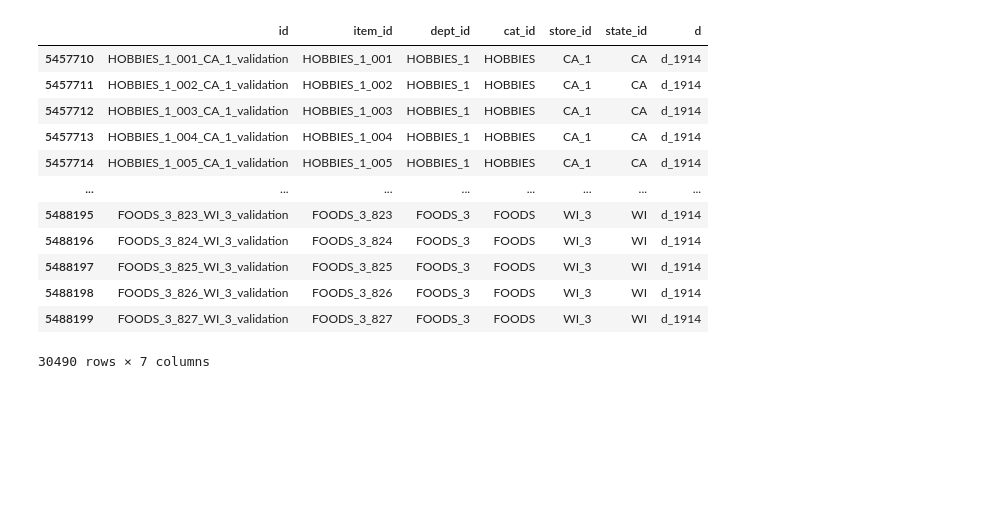
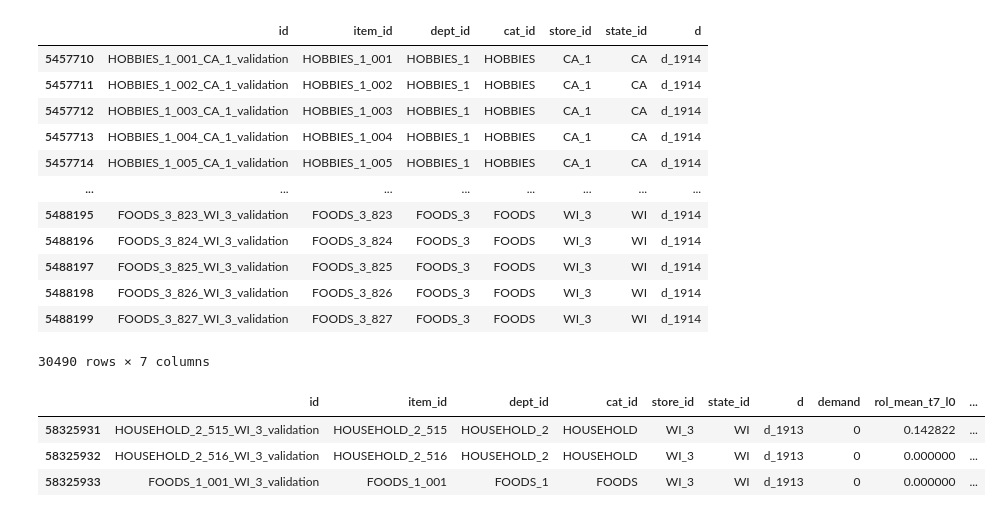
Before and after one commit to AsSugar13/ass13_M5, a Jupyter notebook: new_begining.ipynb, the cells around one changed output. Cells and saved outputs as stored; diff of their text form; code cells hidden in the pictures; blank space fills up the shorter version.

```diff
--- a/new_begining.ipynb
+++ b/new_begining.ipynb
@@ -985,3 +1015,10 @@ display(template)
 | 5488198 | FOODS_3_826_WI_3_validation | FOODS_3_826 | FOODS_3 | FOODS | WI_3 | WI | d_1914 |
 | 5488199 | FOODS_3_827_WI_3_validation | FOODS_3_827 | FOODS_3 | FOODS | WI_3 | WI | d_1914 |
 30490 rows × 7 columns
+# %%
+df.loc[58325931:58325933,:]
+# %% [output]
+|  | id | item_id | dept_id | cat_id | store_id | state_id | d | demand | rol_mean_t7_l0 | ... |
+| 58325931 | HOUSEHOLD_2_515_WI_3_validation | HOUSEHOLD_2_515 | HOUSEHOLD_2 | HOUSEHOLD | WI_3 | WI | d_1913 | 0 | 0.142822 | ... |
+| 58325932 | HOUSEHOLD_2_516_WI_3_validation | HOUSEHOLD_2_516 | HOUSEHOLD_2 | HOUSEHOLD | WI_3 | WI | d_1913 | 0 | 0.000000 | ... |
+| 58325933 | FOODS_1_001_WI_3_validation | FOODS_1_001 | FOODS_1 | FOODS | WI_3 | WI | d_1913 | 0 | 0.000000 | ... |
```
Also changed, not shown: parts of 25 cells of this notebook.
